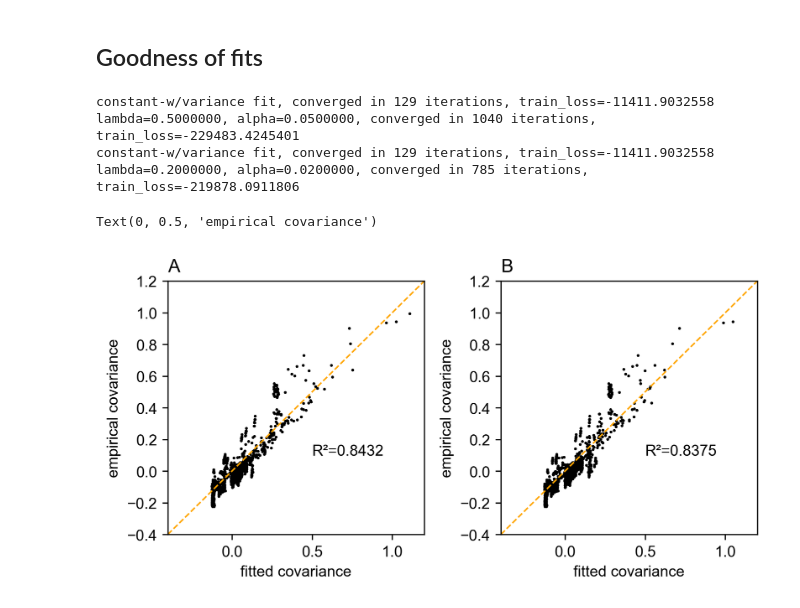
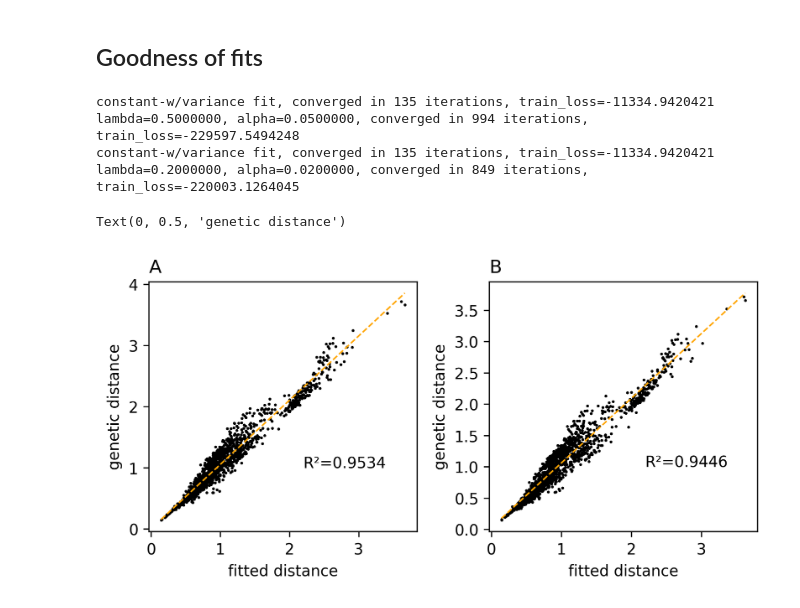
Before and after one commit to jhmarcus/feems-analysis, a Jupyter notebook: notebooks/node-vs-edge-params/supp-figure-15-and-16-mparam.ipynb, the cells around one changed output. Saved outputs shown, nothing was run; the diff lists cells and outputs as text; code cells hidden in the pictures.

```diff
--- a/notebooks/node-vs-edge-params/supp-figure-15-and-16-mparam.ipynb
+++ b/notebooks/node-vs-edge-params/supp-figure-15-and-16-mparam.ipynb
@@ -119,11 +121,18 @@ fig.savefig(
 )
 # %% [markdown]
 ## Goodness of fits
+# %%
+def cov_to_dist(S):
+    s2 = np.diag(S).reshape(-1, 1)
+    ones = np.ones((s2.shape[0], 1))
+    D = s2 @ ones.T + ones @ s2.T - 2 * S
+    return(D)
 # %%
 fig = plt.figure(constrained_layout=True, dpi=300, figsize=(6,3))
 spec = gridspec.GridSpec(ncols=2, nrows=1, figure=fig)
 
 # (A)
+tril_idx = np.tril_indices(sp_graph.n_observed_nodes, k=-1)
 ax_00 = fig.add_subplot(spec[0, 0])
 ax_00.set_title("A", loc='left')
 
@@ -139,66 +148,70 @@ sp_graph.comp_graph_laplacian(sp_graph.w)
 # create obj instance
 obj = Objective(sp_graph)
 fit_cov, _, emp_cov = comp_mats(obj)
-fit_cov = fit_cov[np.triu_indices(60, k=0)]
-emp_cov = emp_cov[np.triu_indices(60, k=0)]
-mod = sm.OLS(emp_cov, fit_cov)
+fit_dist = cov_to_dist(fit_cov)[tril_idx]
+emp_dist = cov_to_dist(emp_cov)[tril_idx]
+X = sm.add_constant(fit_dist)
+mod = sm.OLS(emp_dist, X)
 res = mod.fit()
-ax_00.scatter(fit_cov,
-              emp_cov,
+muhat, betahat = res.params
+ax_00.scatter(fit_dist,
+              emp_dist,
               marker=".",
               alpha=1,
               zorder=0,
               color="black",
               s=3)
-ax_00.set_xlim([-0.4, 1.2])
-ax_00.set_ylim([-0.4, 1.2])
-xpoints = ypoints = ax_00.get_xlim()
-ax_00.plot(xpoints, ypoints, zorder=2, color="orange", linestyle='--', linewidth=1)
-ax_00.text(.5, .1, "R²={:.4f}".format(res.rsquared))
-ax_00.set_xlabel("fitted covariance")
-ax_00.set_ylabel("empirical covariance")
+
+x_ = np.linspace(np.min(fit_dist), np.max(fit_dist), 20)
+ax_00.plot(x_, muhat + betahat * x_, zorder=2, color="orange", linestyle='--', linewidth=1)
+ax_00.text(2.2, 1, "R²={:.4f}".format(res.rsquared))
+ax_00.set_xlabel("fitted distance")
+ax_00.set_ylabel("genetic distance")
+
 
 # (B)
+tril_idx = np.tril_indices(sp_graph.n_observed_nodes, k=-1)
 ax_01 = fig.add_subplot(spec[0, 1])
 ax_01.set_title("B", loc='left')
 
 # fit feems while holding residual variance fixed
 lamb = 0.2
 alpha = 0.02
 sp_graph.fit_m(lamb=lamb,
                alpha=alpha,
                lb=math.log(1e-6),
                ub=math.log(1e+6))
 sp_graph.comp_graph_laplacian(sp_graph.m)
 
 # create obj instance
 obj = Objective(sp_graph)
 fit_cov, _, emp_cov = comp_mats(obj)
-fit_cov = fit_cov[np.triu_indices(60, k=0)]
-emp_cov = emp_cov[np.triu_indices(60, k=0)]
-mod = sm.OLS(emp_cov, fit_cov)
+fit_dist = cov_to_dist(fit_cov)[tril_idx]
+emp_dist = cov_to_dist(emp_cov)[tril_idx]
+X = sm.add_constant(fit_dist)
+mod = sm.OLS(emp_dist, X)
 res = mod.fit()
-ax_01.scatter(fit_cov,
-              emp_cov,
+muhat, betahat = res.params
+ax_01.scatter(fit_dist,
+              emp_dist,
               marker=".",
               alpha=1,
               zorder=0,
               color="black",
               s=3)
-ax_01.set_xlim([-0.4, 1.2])
-ax_01.set_ylim([-0.4, 1.2])
-xpoints = ypoints = ax_01.get_xlim()
-ax_01.plot(xpoints, ypoints, zorder=2, color="orange", linestyle='--', linewidth=1)
-ax_01.text(.5, .1, "R²={:.4f}".format(res.rsquared))
-ax_01.set_xlabel("fitted covariance")
-ax_01.set_ylabel("empirical covariance")
+
+x_ = np.linspace(np.min(fit_dist), np.max(fit_dist), 20)
+ax_01.plot(x_, muhat + betahat * x_, zorder=2, color="orange", linestyle='--', linewidth=1)
+ax_01.text(2.2, 1, "R²={:.4f}".format(res.rsquared))
+ax_01.set_xlabel("fitted distance")
+ax_01.set_ylabel("genetic distance")
 # %% [output]
-constant-w/variance fit, converged in 129 iterations, train_loss=-11411.9032558
-lambda=0.5000000, alpha=0.0500000, converged in 1040 iterations, train_loss=-229483.4245401
-constant-w/variance fit, converged in 129 iterations, train_loss=-11411.9032558
-lambda=0.2000000, alpha=0.0200000, converged in 785 iterations, train_loss=-219878.0911806
+constant-w/variance fit, converged in 135 iterations, train_loss=-11334.9420421
+lambda=0.5000000, alpha=0.0500000, converged in 994 iterations, train_loss=-229597.5494248
+constant-w/variance fit, converged in 135 iterations, train_loss=-11334.9420421
+lambda=0.2000000, alpha=0.0200000, converged in 849 iterations, train_loss=-220003.1264045
-Text(0, 0.5, 'empirical covariance')
+Text(0, 0.5, 'genetic distance')
-[figure, old version]
+[figure, new version]
 # %%
 fig.savefig(
     "../../output/figures/supp-figure-16-mparam-gof.pdf", bbox_inches="tight", pad_inches=.1
```
Also changed, not shown: parts of 1 cell of this notebook, 1 other file.
